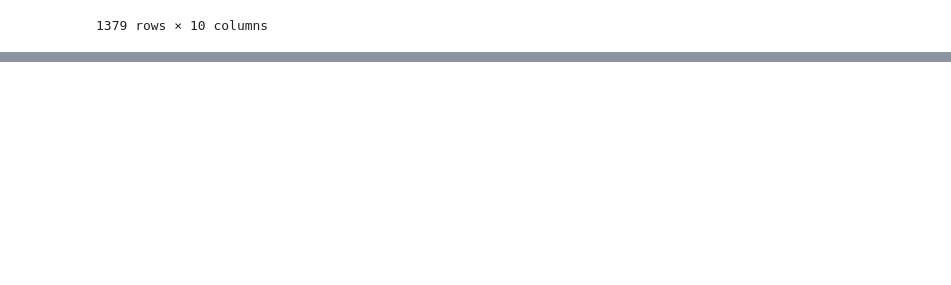
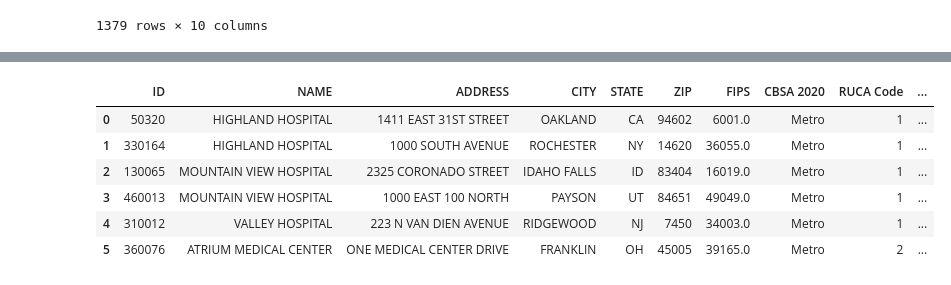
Before and after one commit to dgbrizan/dollarfor, a Jupyter notebook: DF - Hospitals.ipynb, the cells around one changed output, grey strips where cells are left out. Drawn from its saved outputs; the diff is of its cells as text; code cells hidden in the pictures; blank space fills up the shorter version.

```diff
--- a/DF - Hospitals.ipynb
+++ b/DF - Hospitals.ipynb
@@ -36,0 +99,6 @@ hosp_specialty
+# %%
+# test_RUCA = hosp_acute["RUCA Code"].astype('float64')
+hosp_acute.loc[(hosp_acute["RUCA Code"] =="."), "RUCA Code"] = 99
+hosp_acute["RUCA Code"] =hosp_acute["RUCA Code"].astype('float64')
+hosp_acute.info()
+test.info
@@ -238,0 +208,11 @@ int_df
+# %%
+overlap_df = hosp_acute.merge(hosp_specialty.iloc[:,1:2],how='inner')
+overlap_df
+# %% [output]
+|  | ID | NAME | ADDRESS | CITY | STATE | ZIP | FIPS | CBSA 2020 | RUCA Code | ... |
+| 0 | 50320 | HIGHLAND HOSPITAL | 1411 EAST 31ST STREET | OAKLAND | CA | 94602 | 6001.0 | Metro | 1 | ... |
+| 1 | 330164 | HIGHLAND HOSPITAL | 1000 SOUTH AVENUE | ROCHESTER | NY | 14620 | 36055.0 | Metro | 1 | ... |
+| 2 | 130065 | MOUNTAIN VIEW HOSPITAL | 2325 CORONADO STREET | IDAHO FALLS | ID | 83404 | 16019.0 | Metro | 1 | ... |
+| 3 | 460013 | MOUNTAIN VIEW HOSPITAL | 1000 EAST 100 NORTH | PAYSON | UT | 84651 | 49049.0 | Metro | 1 | ... |
+| 4 | 310012 | VALLEY HOSPITAL | 223 N VAN DIEN AVENUE | RIDGEWOOD | NJ | 7450 | 34003.0 | Metro | 1 | ... |
+| 5 | 360076 | ATRIUM MEDICAL CENTER | ONE MEDICAL CENTER DRIVE | FRANKLIN | OH | 45005 | 39165.0 | Metro | 2 | ... |
```
Also changed, not shown: parts of 28 cells of this notebook, 3 other files.
